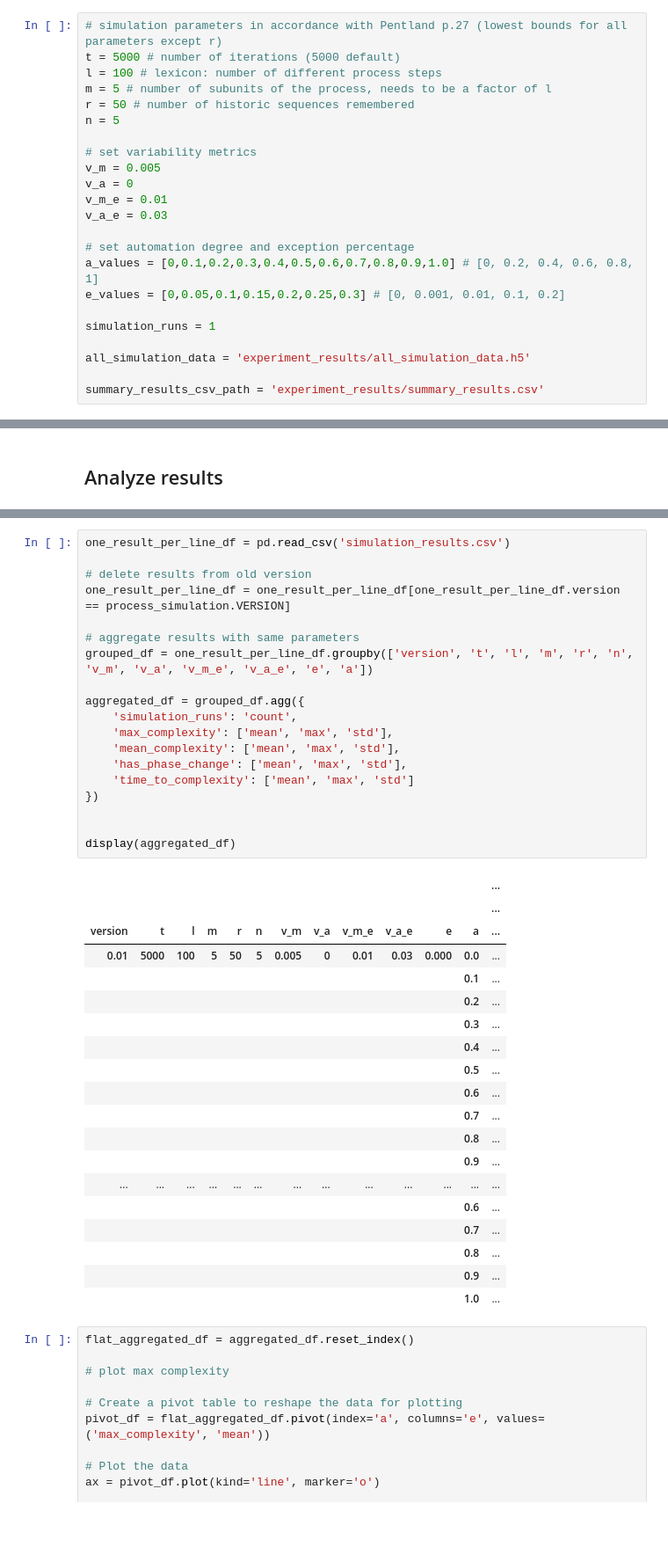
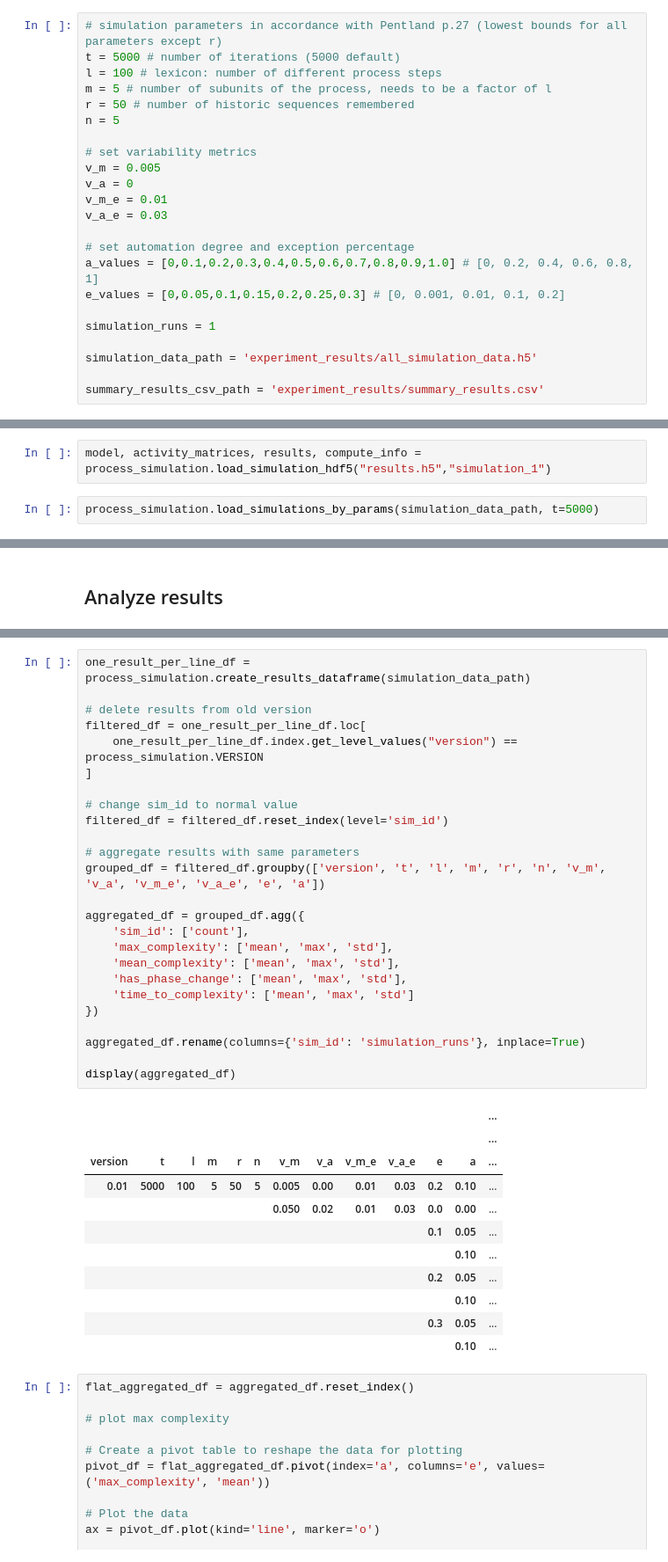
Before and after one commit to lennartebert/process_simulation, a Jupyter notebook: Effect of automation on complexity behavior.ipynb, the cells around one changed output, grey strips where cells are left out. Shown at 88% size. Saved outputs shown, nothing was run; the diff lists cells and outputs as text; blank space fills up the shorter version.

Commit message:
Save results to h5

```diff
--- a/Effect of automation on complexity behavior.ipynb
+++ b/Effect of automation on complexity behavior.ipynb
@@ -244,6 +257,6 @@ e_values = [0,0.05,0.1,0.15,0.2,0.25,0.3] # [0, 0.001, 0.01, 0.1, 0.2]
 
 simulation_runs = 1
 
-all_simulation_data = 'experiment_results/all_simulation_data.h5'
+simulation_data_path = 'experiment_results/all_simulation_data.h5'
 
 summary_results_csv_path = 'experiment_results/summary_results.csv'
@@ -296,0 +284,4 @@ with open(summary_results_csv_path, 'a', newline='') as csvfile:
+# %%
+model, activity_matrices, results, compute_info = process_simulation.load_simulation_hdf5("results.h5","simulation_1")
+# %%
+process_simulation.load_simulations_by_params(simulation_data_path, t=5000)
@@ -301,42 +393,40 @@ with open(summary_results_csv_path, 'a', newline='') as csvfile:
 # %%
-one_result_per_line_df = pd.read_csv('simulation_results.csv')
+one_result_per_line_df = process_simulation.create_results_dataframe(simulation_data_path)
 
 # delete results from old version
-one_result_per_line_df = one_result_per_line_df[one_result_per_line_df.version == process_simulation.VERSION]
+filtered_df = one_result_per_line_df.loc[
+    one_result_per_line_df.index.get_level_values("version") == process_simulation.VERSION
+]
+
+# change sim_id to normal value
+filtered_df = filtered_df.reset_index(level='sim_id')
 
 # aggregate results with same parameters
-grouped_df = one_result_per_line_df.groupby(['version', 't', 'l', 'm', 'r', 'n', 'v_m', 'v_a', 'v_m_e', 'v_a_e', 'e', 'a'])
+grouped_df = filtered_df.groupby(['version', 't', 'l', 'm', 'r', 'n', 'v_m', 'v_a', 'v_m_e', 'v_a_e', 'e', 'a'])
 
 aggregated_df = grouped_df.agg({
-    'simulation_runs': 'count',
+    'sim_id': ['count'],
     'max_complexity': ['mean', 'max', 'std'],
     'mean_complexity': ['mean', 'max', 'std'],
     'has_phase_change': ['mean', 'max', 'std'],
     'time_to_complexity': ['mean', 'max', 'std']
 })
 
+aggregated_df.rename(columns={'sim_id': 'simulation_runs'}, inplace=True)
 
 display(aggregated_df)
 # %% [output]
 |  |  |  |  |  |  |  |  |  |  |  |  | ... |
 |  |  |  |  |  |  |  |  |  |  |  |  | ... |
 | version | t | l | m | r | n | v_m | v_a | v_m_e | v_a_e | e | a | ... |
-| 0.01 | 5000 | 100 | 5 | 50 | 5 | 0.005 | 0 | 0.01 | 0.03 | 0.000 | 0.0 | ... |
-|  |  |  |  |  |  |  |  |  |  |  | 0.1 | ... |
-|  |  |  |  |  |  |  |  |  |  |  | 0.2 | ... |
-|  |  |  |  |  |  |  |  |  |  |  | 0.3 | ... |
-|  |  |  |  |  |  |  |  |  |  |  | 0.4 | ... |
-|  |  |  |  |  |  |  |  |  |  |  | 0.5 | ... |
-|  |  |  |  |  |  |  |  |  |  |  | 0.6 | ... |
-|  |  |  |  |  |  |  |  |  |  |  | 0.7 | ... |
-|  |  |  |  |  |  |  |  |  |  |  | 0.8 | ... |
-|  |  |  |  |  |  |  |  |  |  |  | 0.9 | ... |
-| ... | ... | ... | ... | ... | ... | ... | ... | ... | ... | ... | ... | ... |
-|  |  |  |  |  |  |  |  |  |  |  | 0.6 | ... |
-|  |  |  |  |  |  |  |  |  |  |  | 0.7 | ... |
-|  |  |  |  |  |  |  |  |  |  |  | 0.8 | ... |
-|  |  |  |  |  |  |  |  |  |  |  | 0.9 | ... |
-|  |  |  |  |  |  |  |  |  |  |  | 1.0 | ... |
+| 0.01 | 5000 | 100 | 5 | 50 | 5 | 0.005 | 0.00 | 0.01 | 0.03 | 0.2 | 0.10 | ... |
+|  |  |  |  |  |  | 0.050 | 0.02 | 0.01 | 0.03 | 0.0 | 0.00 | ... |
+|  |  |  |  |  |  |  |  |  |  | 0.1 | 0.05 | ... |
+|  |  |  |  |  |  |  |  |  |  |  | 0.10 | ... |
+|  |  |  |  |  |  |  |  |  |  | 0.2 | 0.05 | ... |
+|  |  |  |  |  |  |  |  |  |  |  | 0.10 | ... |
+|  |  |  |  |  |  |  |  |  |  | 0.3 | 0.05 | ... |
+|  |  |  |  |  |  |  |  |  |  |  | 0.10 | ... |
 # %%
 flat_aggregated_df = aggregated_df.reset_index()
 
```
Also changed, not shown: parts of 20 cells of this notebook, 6 other files.
